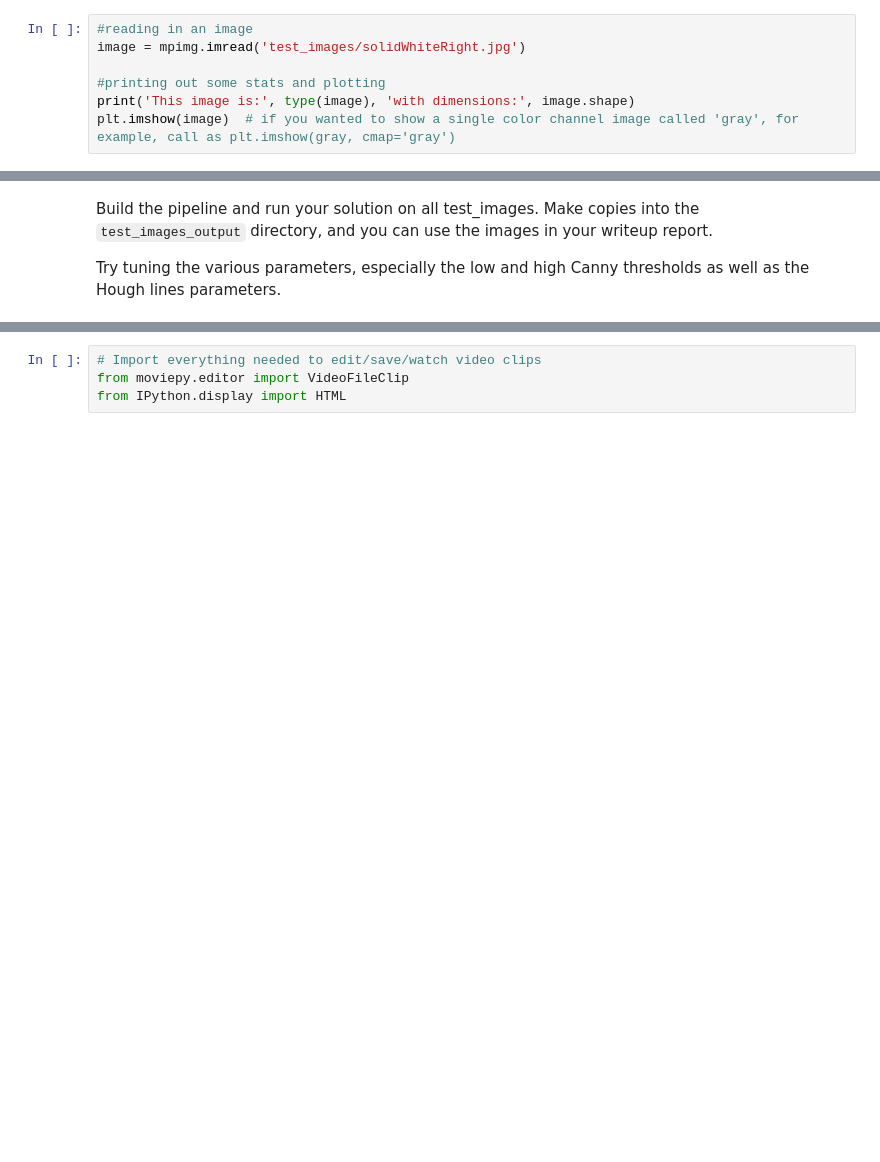
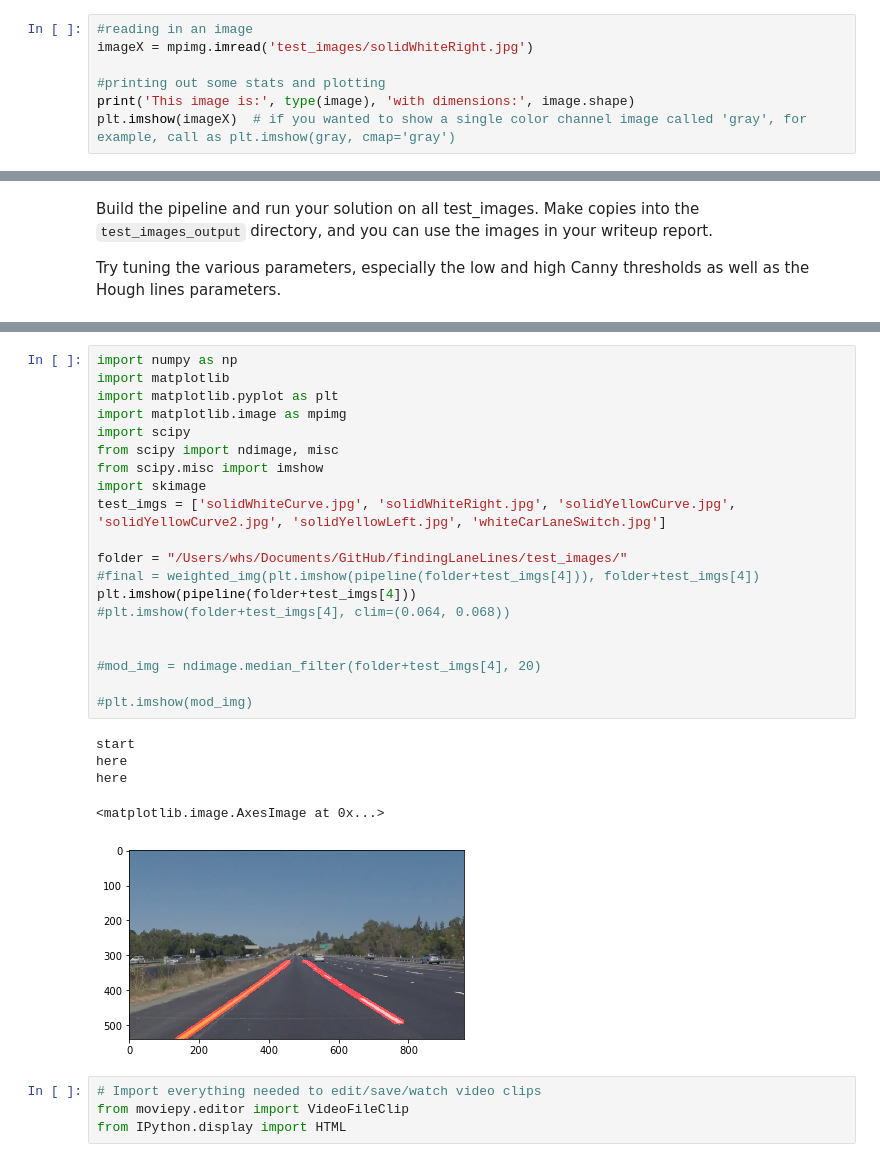
Before and after one commit to whs2k/CarND-LaneLines-P1, a Jupyter notebook: 1.0-whs2l-Project1-FindingLaneLines.ipynb, the cells around one changed output, grey strips where cells are left out. Saved outputs shown, nothing was run; the diff lists cells and outputs as text; blank space fills up the shorter version.

```diff
--- a/1.0-whs2l-Project1-FindingLaneLines.ipynb
+++ b/1.0-whs2l-Project1-FindingLaneLines.ipynb
@@ -52,11 +53,11 @@ import cv2
 ## Read in an Image
 # %%
 #reading in an image
-image = mpimg.imread('test_images/solidWhiteRight.jpg')
+imageX = mpimg.imread('test_images/solidWhiteRight.jpg')
 
 #printing out some stats and plotting
 print('This image is:', type(image), 'with dimensions:', image.shape)
-plt.imshow(image)  # if you wanted to show a single color channel image called 'gray', for example, call as plt.imshow(gray, cmap='gray')
+plt.imshow(imageX)  # if you wanted to show a single color channel image called 'gray', for example, call as plt.imshow(gray, cmap='gray')
 # %% [output]
 This image is: <class 'numpy.ndarray'> with dimensions: (540, 960, 3)
 <matplotlib.image.AxesImage at 0x...>
@@ -290,3 +337,29 @@ plt.imshow(laneLines_pipe(test_imgs[0]))
+# %%
+import numpy as np
+import matplotlib
+import matplotlib.pyplot as plt
+import matplotlib.image as mpimg
+import scipy
+from scipy import ndimage, misc
+from scipy.misc import imshow
+import skimage
+test_imgs = ['solidWhiteCurve.jpg', 'solidWhiteRight.jpg', 'solidYellowCurve.jpg', 'solidYellowCurve2.jpg', 'solidYellowLeft.jpg', 'whiteCarLaneSwitch.jpg']
+
+folder = "/Users/whs/Documents/GitHub/findingLaneLines/test_images/"
+#final = weighted_img(plt.imshow(pipeline(folder+test_imgs[4])), folder+test_imgs[4])
+plt.imshow(pipeline(folder+test_imgs[4]))
+#plt.imshow(folder+test_imgs[4], clim=(0.064, 0.068))
+
+
+#mod_img = ndimage.median_filter(folder+test_imgs[4], 20)
+
+#plt.imshow(mod_img)
+# %% [output]
+start
+here
+here
+<matplotlib.image.AxesImage at 0x...>
+[figure, added]
 # %%
 # Import everything needed to edit/save/watch video clips
 from moviepy.editor import VideoFileClip
```
Also changed, not shown: parts of 15 cells of this notebook, 12 other files.
